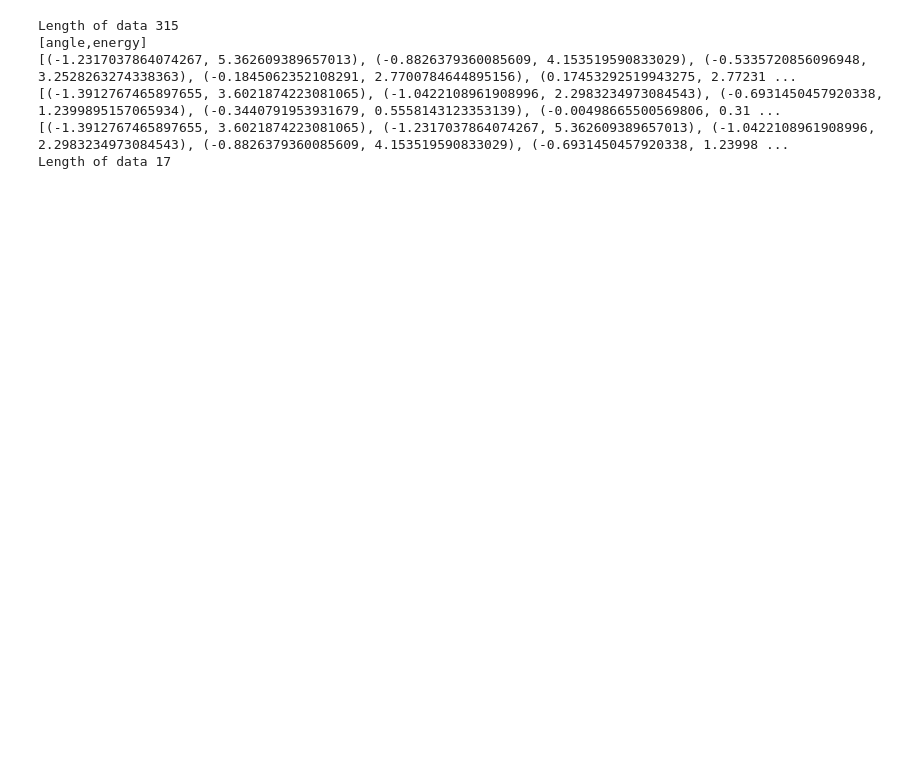
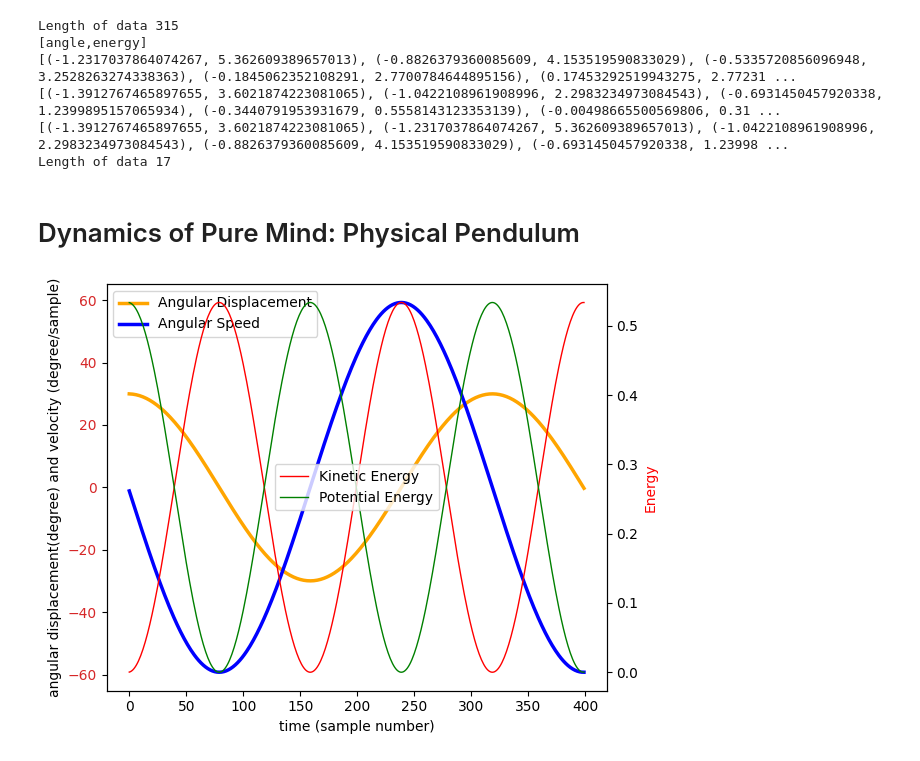
Before and after one commit to ShounakDas101/multibody, a Jupyter notebook: IEEE_Cognition_mind_02.ipynb, the cells around one changed output. Saved outputs shown, nothing was run; the diff lists cells and outputs as text; code cells hidden in the pictures; blank space fills up the shorter version.

```diff
--- a/IEEE_Cognition_mind_02.ipynb
+++ b/IEEE_Cognition_mind_02.ipynb
@@ -67,3 +69,63 @@ Length of data 315
 [(-1.3912767465897655, 3.6021874223081065), (-1.0422108961908996, 2.2983234973084543), (-0.6931450457920338, 1.2399895157065934), (-0.3440791953931679, 0.5558143123353139), (-0.00498665500569806, 0.31 ...
 [(-1.3912767465897655, 3.6021874223081065), (-1.2317037864074267, 5.362609389657013), (-1.0422108961908996, 2.2983234973084543), (-0.8826379360085609, 4.153519590833029), (-0.6931450457920338, 1.23998 ...
 Length of data 17
+# %% [markdown]
+# Dynamics of Pure Mind: Physical Pendulum
+# %%
+def pure_mind(x, t):
+    if   x[0] > 0.5*np.pi-.06:
+        x[0]=1.0*np.pi - x[0] +0.06 # oscillate between -pi/2 to +pi/2
+    elif x[0]< -0.5*np.pi+0.06:
+        x[0]=-x[0] - 1.0*np.pi -0.06 # oscillate between -pi/2 to +pi/2
+    return  [x[1], -a*np.sin(x[0]) ]
+# %%
+# Next, we create an array of the desired times for the solution.
+# Create an empty NumPy array of zeros
+no_of_samples =400
+time_array = np.zeros(no_of_samples)
+posi_array = np.zeros(no_of_samples)  # displacement or position
+velo_array = np.zeros(no_of_samples)  # velocity
+KE_array = np.ones(no_of_samples)  # Kinetic energy
+PE_array = np.ones(no_of_samples)  # Potential energy
+my_time = [0,1e-2] # odeint takes time in terms of array only, h=t1-t0
+i=0
+theta = np.pi/6 -.001
+omega =0
+
+my_time = [0,1e-2] # odeint takes time in terms of array only, h=t1-t0
+init_value =[theta, omega] # odeint takes init_value in terms of array only
+
+KE_array[0]= 0.5*I*omega*omega #+ a*(1-np.cos(theta))
+PE_array[0]= a*(1-np.cos(theta))
+while i != no_of_samples:
+    solution = odeint(pure_mind, init_value, my_time)
+    posi_array[i]=solution[1,0]
+    velo_array[i]=solution[1,1]
+    time_array[i]=i
+    theta=solution[1,0]
+    omega=solution[1,1]
+    init_value=[theta, omega]
+    KE_array[i]= 0.5*I*omega*omega
+    PE_array[i]= a*(1-np.cos(theta))
+    i=i+1
+
+from matplotlib import colors
+fig, ax1 = plt.subplots()
+
+color = 'tab:red'
+ax1.set_xlabel('time (sample number)')
+ax1.set_ylabel('angular displacement(degree) and velocity (degree/sample)', color='black')
+ax1.plot(time_array[0:5000], 180*posi_array[0:5000]/3.14,'orange', time_array[0:5000], 180*velo_array[0:5000]/3.14,  'blue', linewidth = 2.5)
+ax1.tick_params(axis='y', labelcolor=color)
+ax1.legend(['Angular Displacement', 'Angular Speed'])
+ax2 = ax1.twinx()  # instantiate a second axes that shares the same x-axis
+
+color = 'tab:blue'
+ax2.set_ylabel('Energy', color='red')  # we already handled the x-label with ax1
+ax2.plot(time_array[0:5000], KE_array[0:5000],'red',time_array[0:5000], PE_array[0:5000],'green',  linewidth = 1.0)
+ax2.tick_params(axis='y', labelcolor='black')
+ax2.legend(['Kinetic Energy','Potential Energy'])
+fig.tight_layout()  # otherwise the right y-label is slightly clipped
+plt.show()
+# %% [output]
+[figure, added]
```
Also changed, not shown: parts of 24 cells of this notebook.
